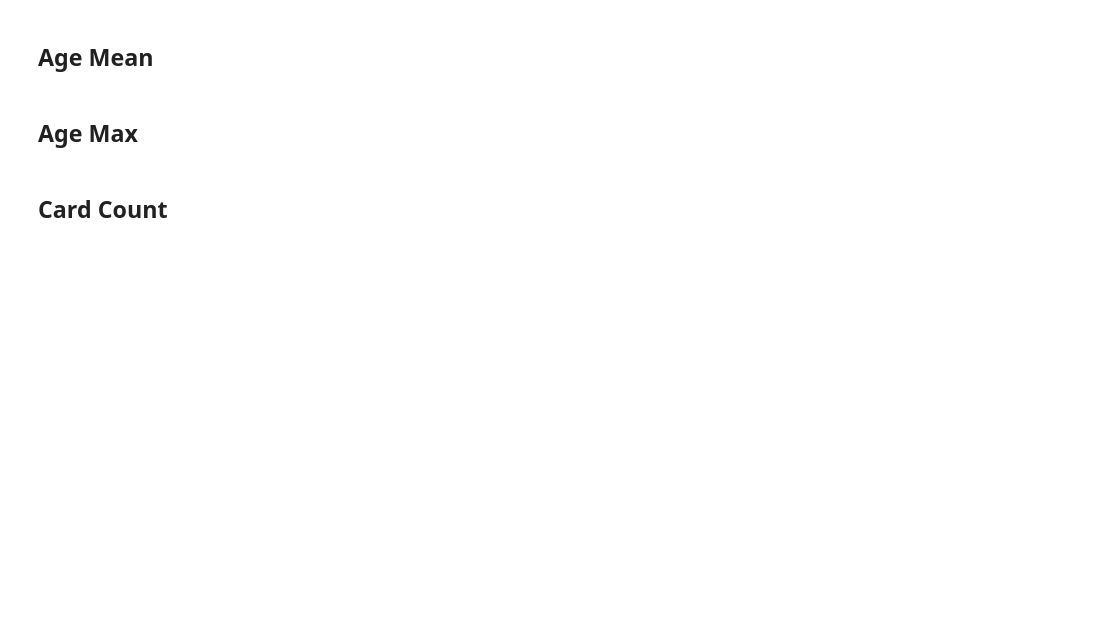
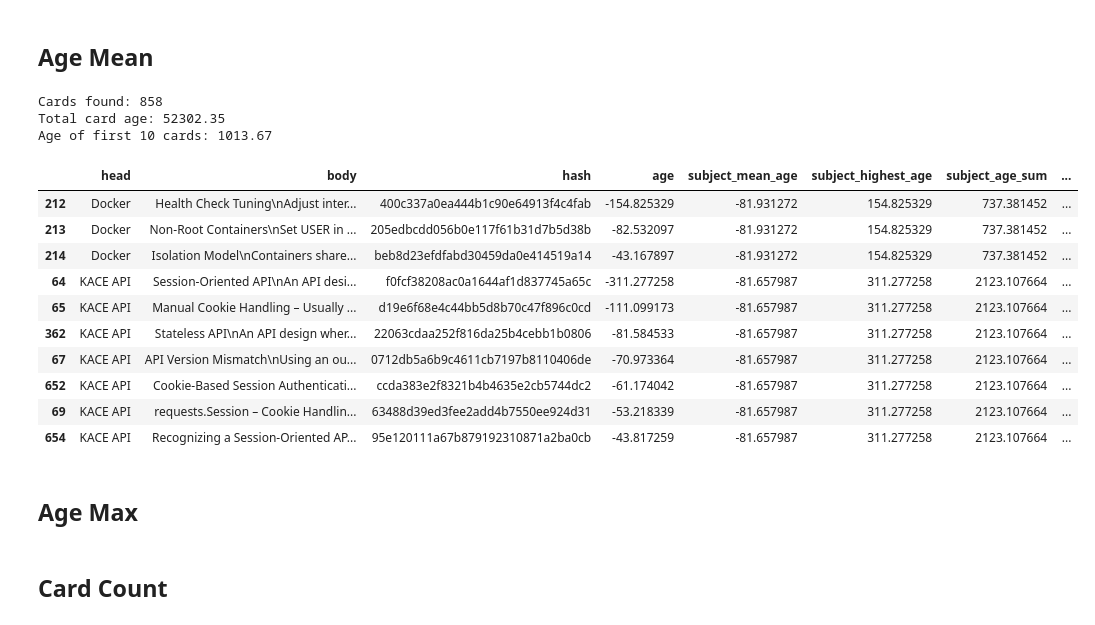
Before and after one commit to JayTY94/Certcards-refresh, a Jupyter notebook: shuffle.ipynb, the cells around one changed output. Drawn from its saved outputs; the diff is of its cells as text; code cells hidden in the pictures; blank space fills up the shorter version.

```diff
--- a/shuffle.ipynb
+++ b/shuffle.ipynb
@@ -250,16 +235,31 @@ Age of first 10 cards: 330.33
 # %% [markdown]
 ## Age Mean
 # %%
-# n=3
-# existing_cards['count'] = existing_cards.sort_values('age', ascending=False).groupby('head').cumcount()
-# existing_cards['n_fold'] = existing_cards['count'] % n
+n=3
+existing_cards['count'] = existing_cards.sort_values('age', ascending=False).groupby('head').cumcount()
+existing_cards['n_fold'] = existing_cards['count'] % n
 
-# existing_cards['subject_mean_age'] = existing_cards['subject_mean_age'] *-1
-# existing_cards['age'] = existing_cards['age'] *-1
-# existing_cards.sort_values(['n_fold', 'subject_mean_age', 'age'], inplace=True)
-# remake_card_document(existing_cards=existing_cards)
+existing_cards['subject_mean_age'] = existing_cards['subject_mean_age'] *-1
+existing_cards['age'] = existing_cards['age'] *-1
+existing_cards.sort_values(['n_fold', 'subject_mean_age', 'age'], inplace=True)
+remake_card_document(existing_cards=existing_cards)
 
-# existing_cards.head(10)
+existing_cards.head(10)
+# %% [output]
+Cards found: 858
+Total card age: 52302.35
+Age of first 10 cards: 1013.67
+|  | head | body | hash | age | subject_mean_age | subject_highest_age | subject_age_sum | ... |
+| 212 | Docker | Health Check Tuning\nAdjust inter... | 400c337a0ea444b1c90e64913f4c4fab | -154.825329 | -81.931272 | 154.825329 | 737.381452 | ... |
+| 213 | Docker | Non-Root Containers\nSet USER in ... | 205edbcdd056b0e117f61b31d7b5d38b | -82.532097 | -81.931272 | 154.825329 | 737.381452 | ... |
+| 214 | Docker | Isolation Model\nContainers share... | beb8d23efdfabd30459da0e414519a14 | -43.167897 | -81.931272 | 154.825329 | 737.381452 | ... |
+| 64 | KACE API | Session‑Oriented API\nAn API desi... | f0fcf38208ac0a1644af1d837745a65c | -311.277258 | -81.657987 | 311.277258 | 2123.107664 | ... |
+| 65 | KACE API | Manual Cookie Handling – Usually ... | d19e6f68e4c44bb5d8b70c47f896c0cd | -111.099173 | -81.657987 | 311.277258 | 2123.107664 | ... |
+| 362 | KACE API | Stateless API\nAn API design wher... | 22063cdaa252f816da25b4cebb1b0806 | -81.584533 | -81.657987 | 311.277258 | 2123.107664 | ... |
+| 67 | KACE API | API Version Mismatch\nUsing an ou... | 0712db5a6b9c4611cb7197b8110406de | -70.973364 | -81.657987 | 311.277258 | 2123.107664 | ... |
+| 652 | KACE API | Cookie‑Based Session Authenticati... | ccda383e2f8321b4b4635e2cb5744dc2 | -61.174042 | -81.657987 | 311.277258 | 2123.107664 | ... |
+| 69 | KACE API | requests.Session – Cookie Handlin... | 63488d39ed3fee2add4b7550ee924d31 | -53.218339 | -81.657987 | 311.277258 | 2123.107664 | ... |
+| 654 | KACE API | Recognizing a Session‑Oriented AP... | 95e120111a67b879192310871a2ba0cb | -43.817259 | -81.657987 | 311.277258 | 2123.107664 | ... |
 # %% [markdown]
 ## Age Max
 # %%
```
Also changed, not shown: parts of 7 cells of this notebook, 3 other files.
